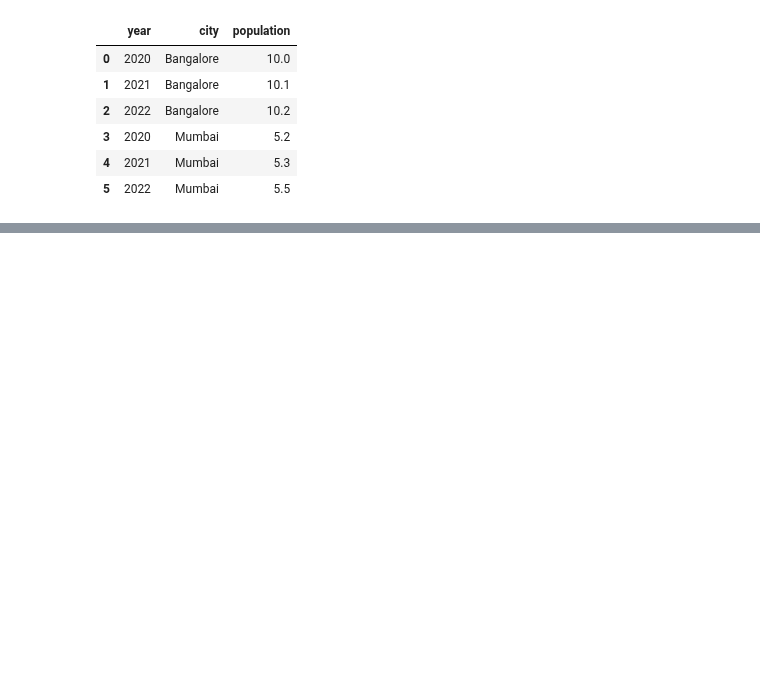
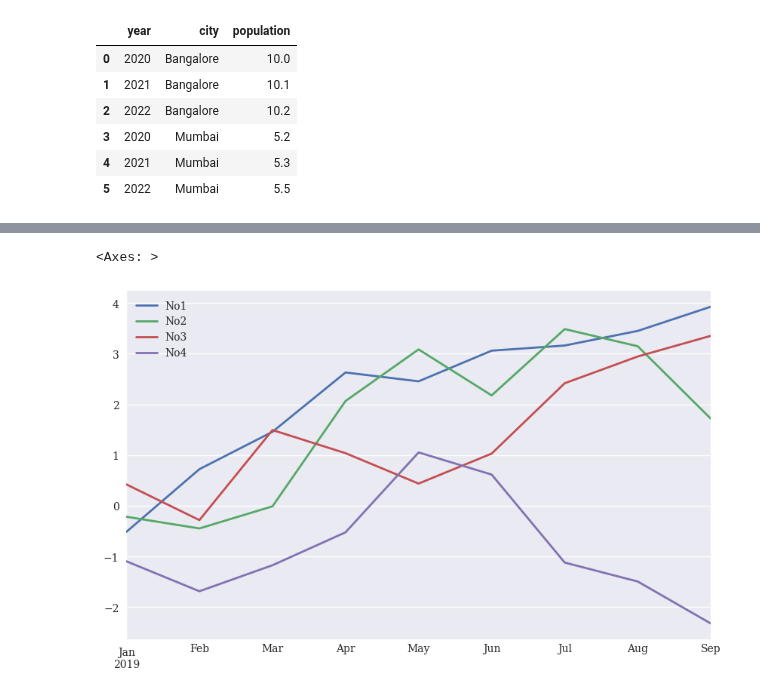
Before and after one commit to DoTheDishesPlz/ML, a Jupyter notebook: 3.Pandas.ipynb, the cells around one changed output, grey strips where cells are left out. Drawn from its saved outputs; the diff is of its cells as text; code cells hidden in the pictures; blank space fills up the shorter version.

```diff
--- a/3.Pandas.ipynb
+++ b/3.Pandas.ipynb
@@ -120,0 +199,7 @@ df2.plot.area(stacked=False)
+# %%
+
+a = np.random.standard_normal((9,4))
+df = pd.DataFrame(a)
+df.columns = ["No1","No2","No3","No4"]
+print(df)
+print(df[["No2"]].mean())
@@ -120,0 +219,5 @@ df2.plot.area(stacked=False)
+# %%
+dates = pd.date_range("2019-1-1",periods=9,freq='M')
+dates
+df.index = dates
+df
@@ -120,0 +247,6 @@ df2.plot.area(stacked=False)
+# %%
+
+df.cumsum().plot(lw=2.0,figsize=(10,6))
+# %% [output]
+<Axes: >
+[figure, added]
```
Also changed, not shown: parts of 36 cells of this notebook.
